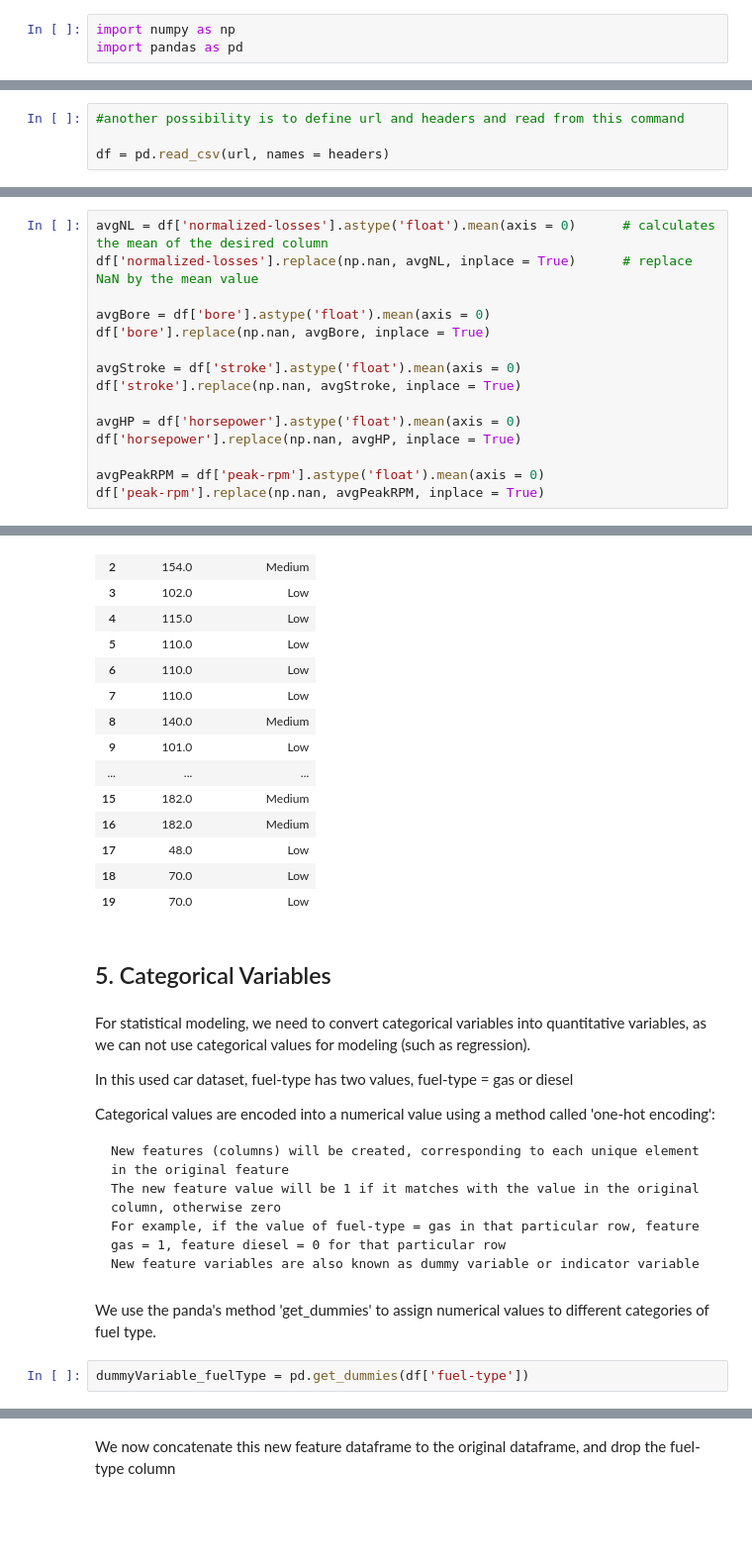
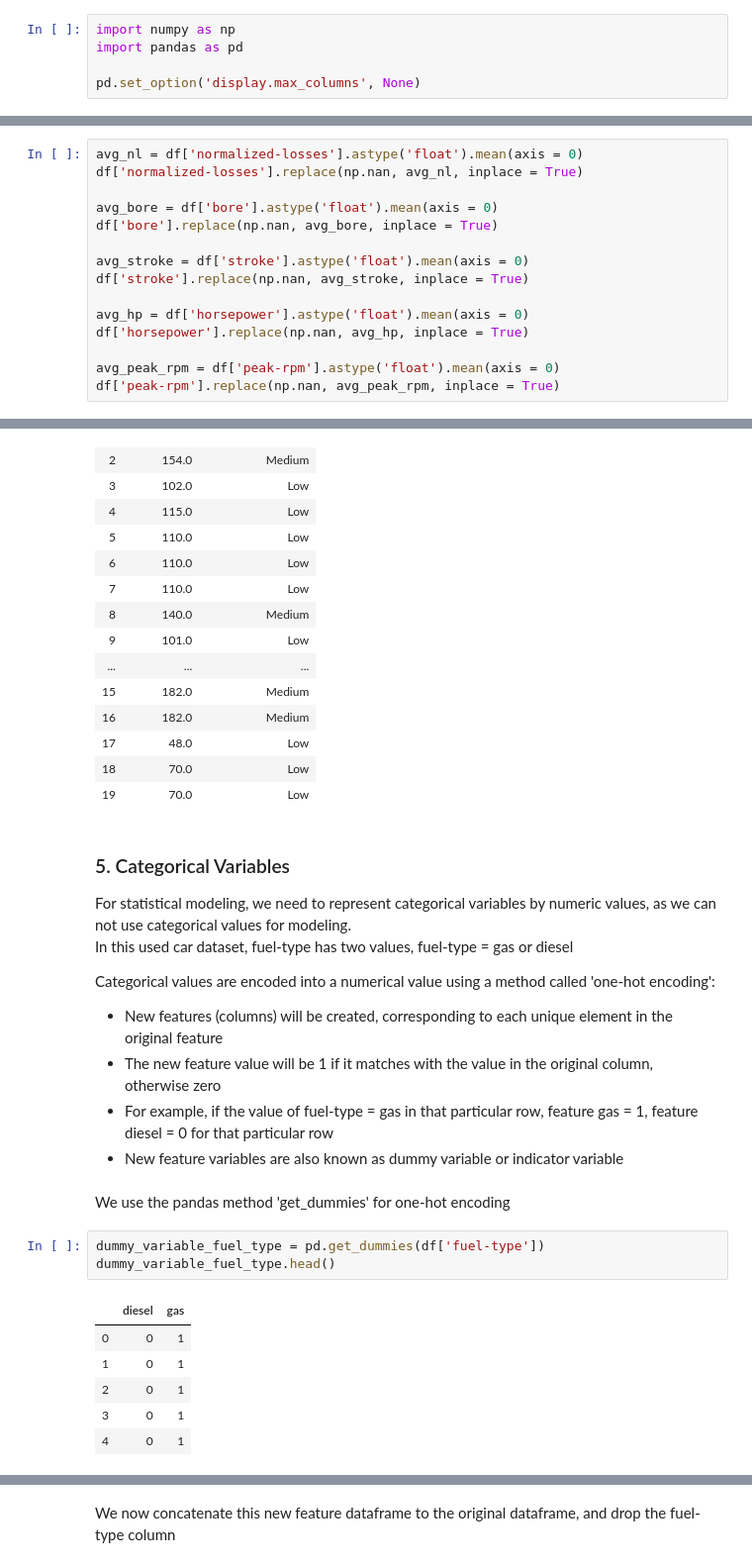
Before and after one commit to sudhirnpathak/IBM-DataScience-Professional-Certificate, a Jupyter notebook: Course6-DataAnalysisPython/dataWrangling.ipynb, the cells around one changed output, grey strips where cells are left out. Shown at 99% size. Cells and saved outputs as stored; diff of their text form; blank space fills up the shorter version.

```diff
--- a/Course6-DataAnalysisPython/dataWrangling.ipynb
+++ b/Course6-DataAnalysisPython/dataWrangling.ipynb
@@ -12,3 +10,5 @@ To make an estimate of the price he should set, we need
 # %%
 import numpy as np
 import pandas as pd
+
+pd.set_option('display.max_columns', None)
@@ -41,4 +56,0 @@ df.head()
-# %%
-#another possibility is to define url and headers and read from this command
-
-df = pd.read_csv(url, names = headers)
@@ -262,18 +202,18 @@ For below five columns, we replace the missing values by the mean value
 # %%
-avgNL = df['normalized-losses'].astype('float').mean(axis = 0)      # calculates the mean of the desired column
-df['normalized-losses'].replace(np.nan, avgNL, inplace = True)      # replace NaN by the mean value
+avg_nl = df['normalized-losses'].astype('float').mean(axis = 0)
+df['normalized-losses'].replace(np.nan, avg_nl, inplace = True)
 
-avgBore = df['bore'].astype('float').mean(axis = 0)
-df['bore'].replace(np.nan, avgBore, inplace = True)
+avg_bore = df['bore'].astype('float').mean(axis = 0)
+df['bore'].replace(np.nan, avg_bore, inplace = True)
 
-avgStroke = df['stroke'].astype('float').mean(axis = 0)
-df['stroke'].replace(np.nan, avgStroke, inplace = True)
+avg_stroke = df['stroke'].astype('float').mean(axis = 0)
+df['stroke'].replace(np.nan, avg_stroke, inplace = True)
 
-avgHP = df['horsepower'].astype('float').mean(axis = 0)
-df['horsepower'].replace(np.nan, avgHP, inplace = True)
+avg_hp = df['horsepower'].astype('float').mean(axis = 0)
+df['horsepower'].replace(np.nan, avg_hp, inplace = True)
 
-avgPeakRPM = df['peak-rpm'].astype('float').mean(axis = 0)
-df['peak-rpm'].replace(np.nan, avgPeakRPM, inplace = True)
+avg_peak_rpm = df['peak-rpm'].astype('float').mean(axis = 0)
+df['peak-rpm'].replace(np.nan, avg_peak_rpm, inplace = True)
 # %% [markdown]
 Now, for the columns where we want to replace the missing values by the mode, we need to know the frequency of occuring of values.
 <br>We use value_counts() method to obtain this information :
@@ -471,20 +403,26 @@ df[['horsepower', 'horsepower-binned']].head(20)
 | 17 | 48.0 | Low |
 | 18 | 70.0 | Low |
 | 19 | 70.0 | Low |
-# %% [markdown]
-## 5. Categorical Variables
 # %% [markdown]
-For statistical modeling, we need to convert categorical variables into quantitative variables, as we can not use categorical values for modeling (such as regression).
+### 5. Categorical Variables
 
-In this used car dataset, fuel-type has two values, fuel-type = gas or diesel
+For statistical modeling, we need to represent categorical variables by numeric values, as we can not use categorical values for modeling.
+<br>In this used car dataset, fuel-type has two values, fuel-type = gas or diesel
 
 Categorical values are encoded into a numerical value using a method called 'one-hot encoding':
-
-    New features (columns) will be created, corresponding to each unique element in the original feature
-    The new feature value will be 1 if it matches with the value in the original column, otherwise zero
-    For example, if the value of fuel-type = gas in that particular row, feature gas = 1, feature diesel = 0 for that particular row
-    New feature variables are also known as dummy variable or indicator variable
+ - New features (columns) will be created, corresponding to each unique element in the original feature
+ - The new feature value will be 1 if it matches with the value in the original column, otherwise zero
+ - For example, if the value of fuel-type = gas in that particular row, feature gas = 1, feature diesel = 0 for that particular row
+ - New feature variables are also known as dummy variable or indicator variable
-# %% [markdown]
-We use the panda's method 'get_dummies' to assign numerical values to different categories of fuel type.
+# %% [markdown]
+We use the pandas method 'get_dummies' for one-hot encoding
 # %%
-dummyVariable_fuelType = pd.get_dummies(df['fuel-type'])
+dummy_variable_fuel_type = pd.get_dummies(df['fuel-type'])
+dummy_variable_fuel_type.head()
+# %% [output]
+|  | diesel | gas |
+| 0 | 0 | 1 |
+| 1 | 0 | 1 |
+| 2 | 0 | 1 |
+| 3 | 0 | 1 |
+| 4 | 0 | 1 |
```
Also changed, not shown: parts of 65 cells of this notebook.
